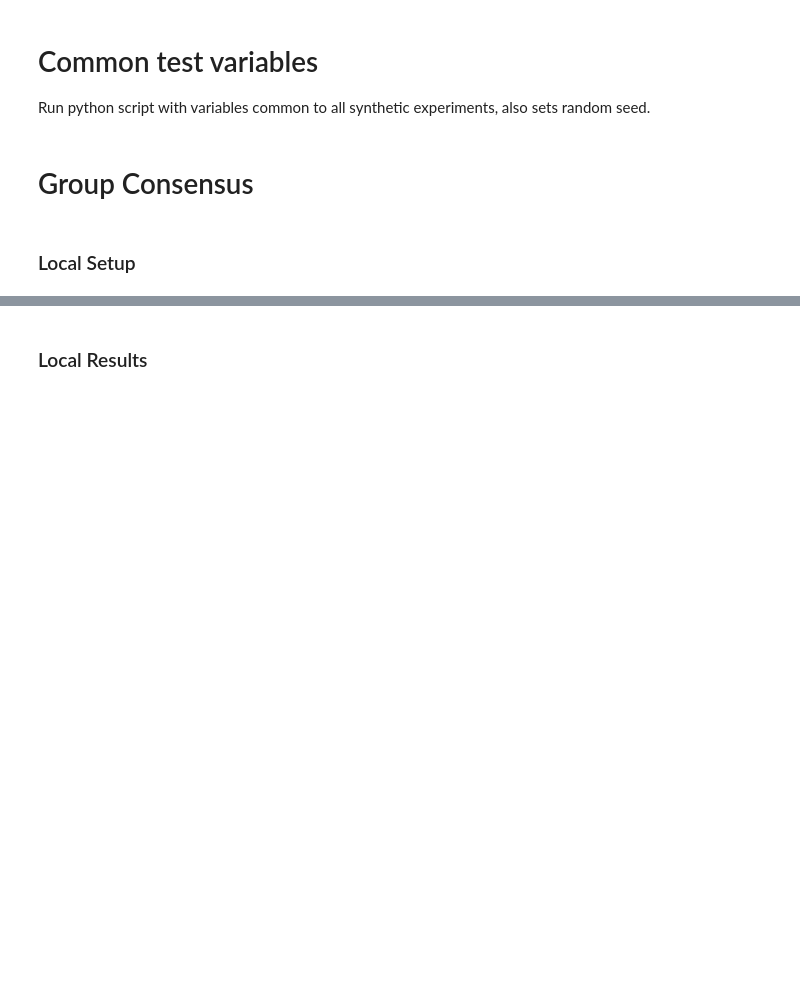
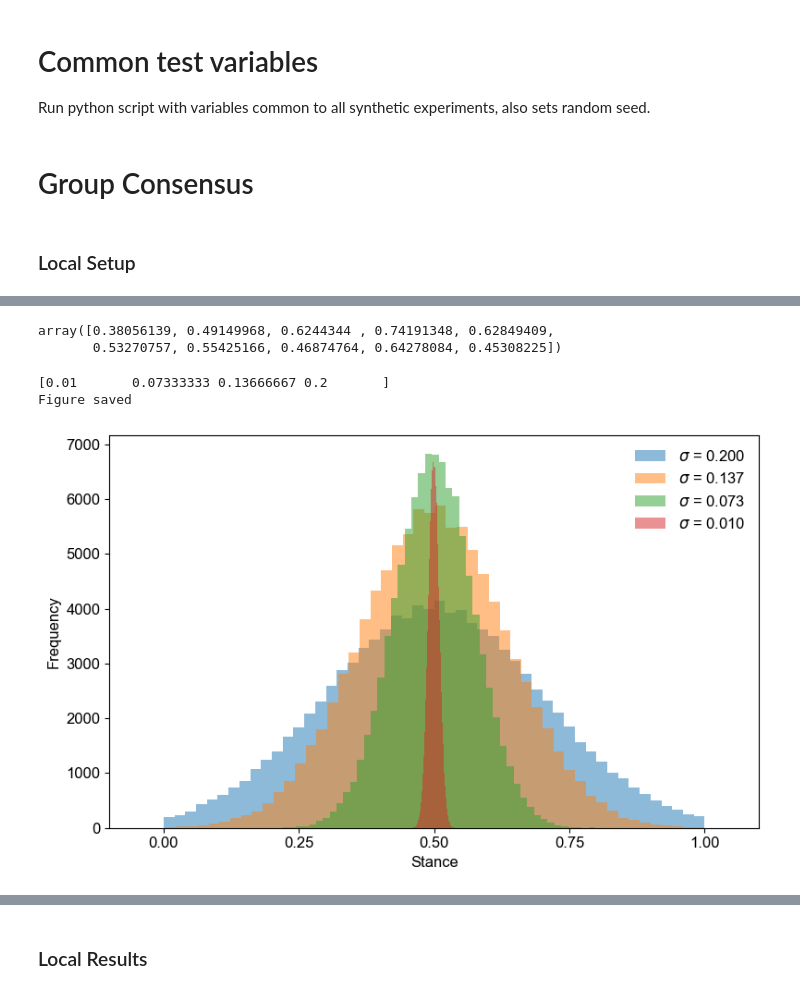
Before and after one commit to Christian-Weidemann/Quantifying-Multipolar-Polarization, a Jupyter notebook: 4_group_consensus.ipynb, the cells around one changed output, grey strips where cells are left out. Saved outputs shown, nothing was run; the diff lists cells and outputs as text; code cells hidden in the pictures; blank space fills up the shorter version.

```diff
--- a/4_group_consensus.ipynb
+++ b/4_group_consensus.ipynb
@@ -124,0 +69,48 @@ Figure saved
+# %%
+draw_limited_normal_stances(0.5, 0.1, 10)
+# %% [output]
+array([0.38056139, 0.49149968, 0.6244344 , 0.74191348, 0.62849409,
+       0.53270757, 0.55425166, 0.46874764, 0.64278084, 0.45308225])
+# %%
+# x_range contains sd values for opinions, from 0.5 to 0 in 0.1 increments
+max_x = 0.2
+min_x = 0.01
+number_of_steps = 4
+
+x_range = np.linspace(min_x, max_x, number_of_steps)
+print(x_range)
+
+cmap = utils.cmap("qualitative", n=len(x_range), as_colormap=False, shuffle=False)
+
+# visualizing normal distributions with different standard deviations
+fig, ax = plt.subplots(1, 1, figsize=(8, 5))
+
+num_stances = 100000
+
+for i, sd in enumerate(x_range[::-1]):
+
+    stances = draw_limited_normal_stances(0.5, sd, num_stances)
+    plt.hist(stances, bins=50, alpha=0.5, color=cmap[i], label='$\sigma$'+f' = {sd:.3f}', zorder=10, density=False);
+
+    # x = np.linspace(0, 1, 100)
+    # plt.plot(x, st.norm.pdf(x, 0.5, sd))
+
+# Set x limits to 0 and 1
+ax.set_xlim(-0.1, 1.1)
+
+# Set x ticks to 0, 0.25, 0.5, 0.75, 1
+plt.xticks(np.arange(0, 1.1, 0.25), fontsize=fontsize)
+plt.yticks(fontsize=fontsize)
+
+plt.ylabel('Frequency', fontsize=fontsize)
+plt.xlabel('Stance', fontsize=fontsize)
+
+plt.legend(frameon=False, fontsize=fontsize, loc='upper right')
+
+fig.tight_layout()
+
+utils.save_figure('normal_distributions', experiment_folder, overwrite=True)
+# %% [output]
+[0.01       0.07333333 0.13666667 0.2       ]
+Figure saved
+[figure, added]
```
Also changed, not shown: parts of 11 cells of this notebook, 14 other files.
